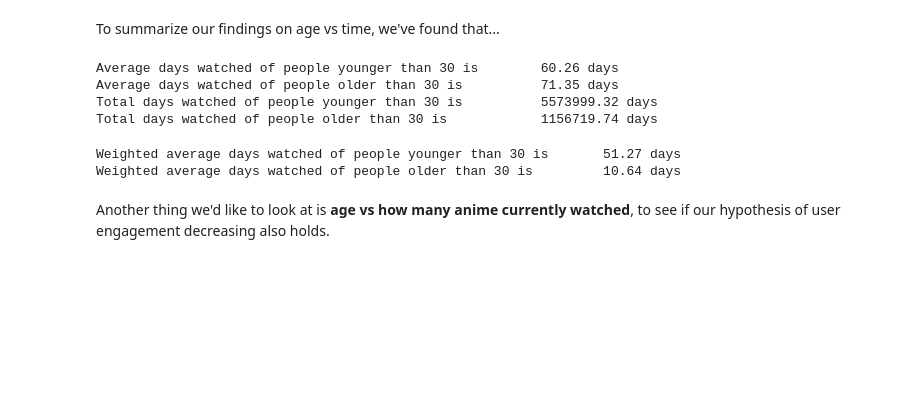
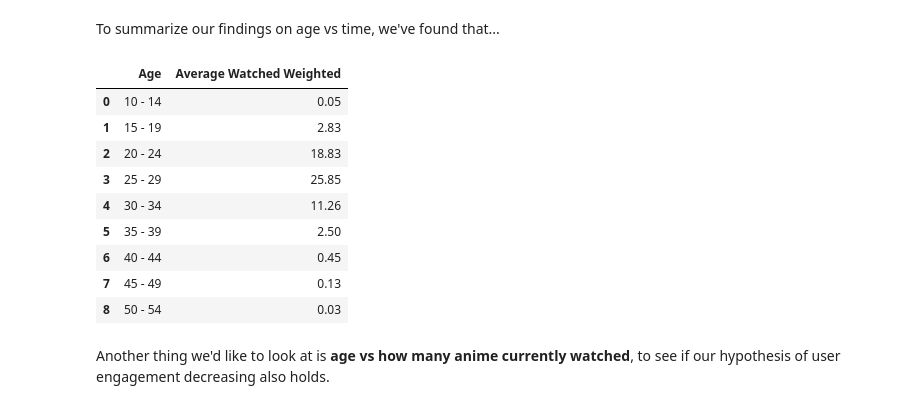
Before and after one commit to Dhandal/COGS108ProjectFinal, a Jupyter notebook: FinalProject.ipynb, the cells around one changed output. Saved outputs shown, nothing was run; the diff lists cells and outputs as text; code cells hidden in the pictures; blank space fills up the shorter version.

Commit message:
Update FinalProject.ipynb
Changed weighted calcultions

```diff
--- a/FinalProject.ipynb
+++ b/FinalProject.ipynb
@@ -269,27 +265,20 @@ watched_old_data = df[df['age'] > 30 ]['user_days_spent_watching'].values
-# %%
-#average of the two different groups
-avg_young = np.mean(watched_young_data)
-avg_old = np.mean(watched_old_data)
-total_young = np.sum(watched_young_data)
-total_old = np.sum(watched_old_data)
-print('Average days watched of people younger than 30 is \t {:2.2f} days'.format(avg_young))
-print('Average days watched of people older than 30 is \t {:2.2f} days'.format(avg_old))
-print('Total days watched of people younger than 30 is \t {:2.2f} days'.format(total_young))
-print('Total days watched of people older than 30 is \t\t {:2.2f} days'.format(total_old))
-# %% [output]
-Average days watched of people younger than 30 is        60.26 days
-Average days watched of people older than 30 is          71.35 days
-Total days watched of people younger than 30 is          5573999.32 days
-Total days watched of people older than 30 is            1156719.74 days
-# %%
-#finds the weighted average of those older than 30 and those younger than 30.
-w_avg_young = (avg_young * watched_young_data.size) / (watched_young_data.size + watched_old_data.size)
-w_avg_old = (avg_old * watched_old_data.size) / (watched_old_data.size + watched_young_data.size)
-print('Weighted average days watched of people younger than 30 is \t {:2.2f} days'.format(w_avg_young))
-print('Weighted average days watched of people older than 30 is \t {:2.2f} days'.format(w_avg_old))
-# %% [output]
-Weighted average days watched of people younger than 30 is       51.27 days
-Weighted average days watched of people older than 30 is         10.64 days
+# %%
+#finds the weighted average of age groups
+dataAverageWatchedWeighted = {'Age':['10 - 14','15 - 19','20 - 24','25 - 29','30 - 34','35 - 39','40 - 44','45 - 49','50 - 54'],
+        'Average Watched Weighted': [float(sum)/len(df) for age, sum in ranges]}
+dfAvg_watchedWeighted = pd.DataFrame(dataAverageWatchedWeighted)
+dfAvg_watchedWeighted
+# %% [output]
+|  | Age | Average Watched Weighted |
+| 0 | 10 - 14 | 0.05 |
+| 1 | 15 - 19 | 2.83 |
+| 2 | 20 - 24 | 18.83 |
+| 3 | 25 - 29 | 25.85 |
+| 4 | 30 - 34 | 11.26 |
+| 5 | 35 - 39 | 2.50 |
+| 6 | 40 - 44 | 0.45 |
+| 7 | 45 - 49 | 0.13 |
+| 8 | 50 - 54 | 0.03 |
 # %% [markdown]
 Another thing we'd like to look at is __age vs how many anime currently watched__, to see if our hypothesis of user engagement decreasing also holds.
 # %%
```
Also changed, not shown: parts of 14 cells of this notebook.
